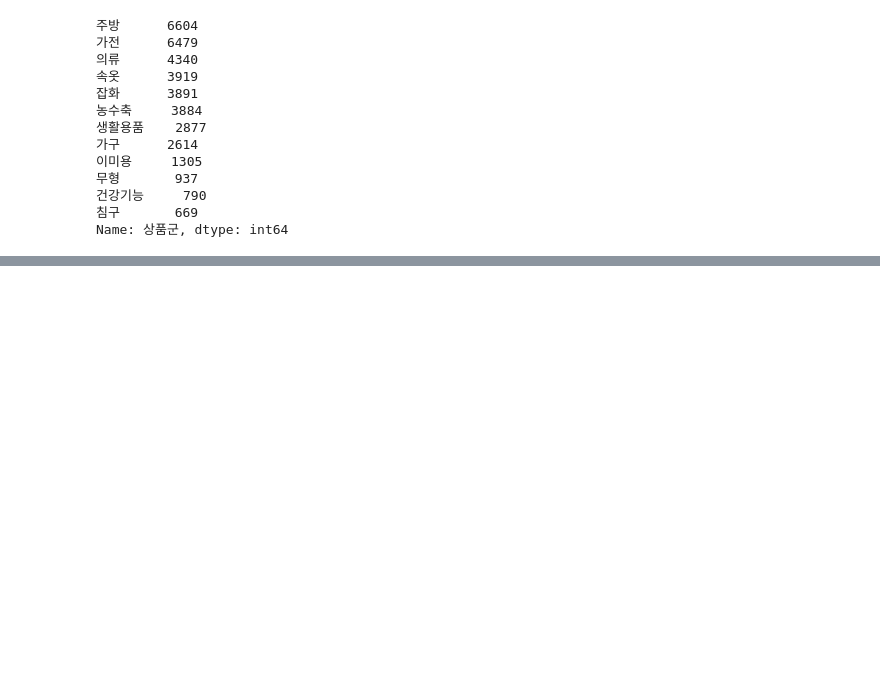
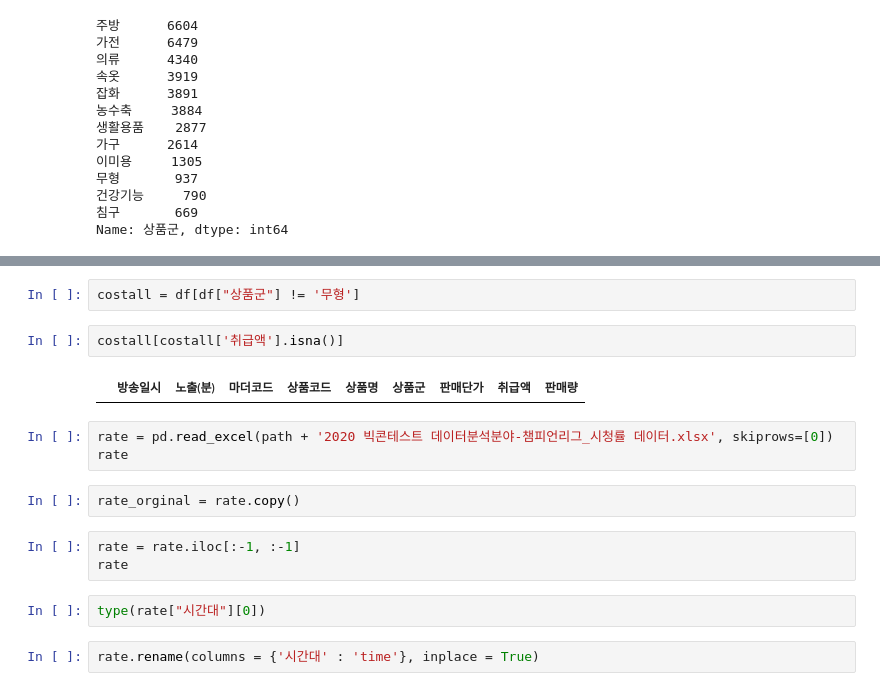
Before and after one commit to hyedus/2020Bigcontest, a Jupyter notebook: 데이터확인.ipynb, the cells around one changed output, grey strips where cells are left out. Saved outputs shown, nothing was run; the diff lists cells and outputs as text; blank space fills up the shorter version.

```diff
--- a/데이터확인.ipynb
+++ b/데이터확인.ipynb
@@ -203,0 +218,18 @@ Length: 262, dtype: int64
+# %%
+costall = df[df["상품군"] != '무형']
+# %%
+costall[costall['취급액'].isna()]
+# %% [output]
+|  | 방송일시 | 노출(분) | 마더코드 | 상품코드 | 상품명 | 상품군 | 판매단가 | 취급액 | 판매량 |
+# %%
+rate = pd.read_excel(path + '2020 빅콘테스트 데이터분석분야-챔피언리그_시청률 데이터.xlsx', skiprows=[0])
+rate
+# %%
+rate_orginal = rate.copy()
+# %%
+rate = rate.iloc[:-1, :-1]
+rate
+# %%
+type(rate["시간대"][0])
+# %%
+rate.rename(columns = {'시간대' : 'time'}, inplace = True)
```
Also changed, not shown: parts of 28 cells of this notebook.
